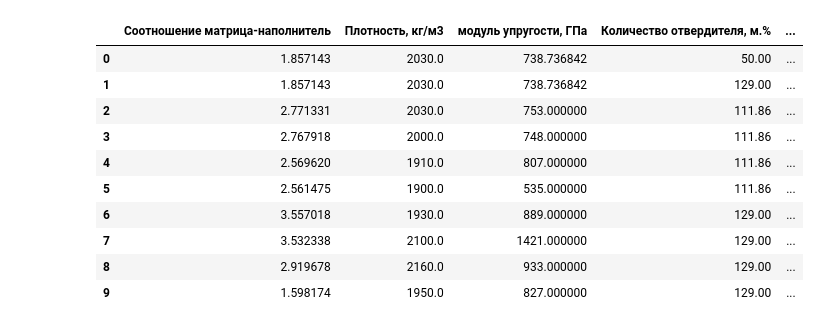
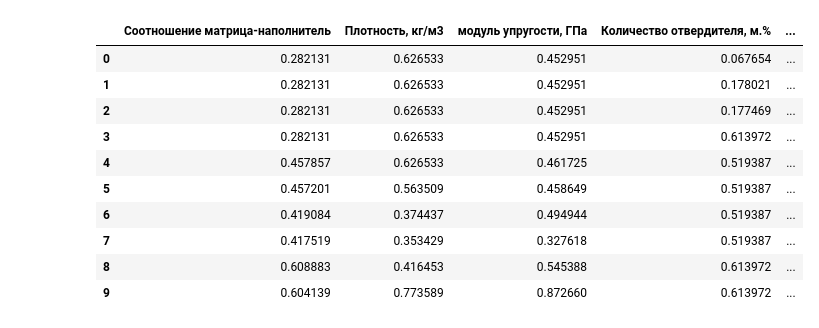
Before and after one commit to Mitrich500/My-scripts, a Jupyter notebook: ВКР_нейрон сеть.ipynb, the cells around one changed output. Drawn from its saved outputs; the diff is of its cells as text; code cells hidden in the pictures.

```diff
--- a/ВКР_нейрон сеть.ipynb
+++ b/ВКР_нейрон сеть.ipynb
@@ -20,21 +20,21 @@ import warnings
 warnings.filterwarnings("ignore")
 # %%
 #Загрузка нормализованного датасета
-dataset_norm=pd.read_excel('General_clear.xlsx')
+dataset_norm=pd.read_excel('General_norm.xlsx')
 dataset_norm.drop(['Unnamed: 0'],axis=1,inplace=True)
 dataset_norm.head(10)
 # %% [output]
 |  | Соотношение матрица-наполнитель | Плотность, кг/м3 | модуль упругости, ГПа | Количество отвердителя, м.% | ... |
-| 0 | 1.857143 | 2030.0 | 738.736842 | 50.00 | ... |
-| 1 | 1.857143 | 2030.0 | 738.736842 | 129.00 | ... |
-| 2 | 2.771331 | 2030.0 | 753.000000 | 111.86 | ... |
-| 3 | 2.767918 | 2000.0 | 748.000000 | 111.86 | ... |
-| 4 | 2.569620 | 1910.0 | 807.000000 | 111.86 | ... |
-| 5 | 2.561475 | 1900.0 | 535.000000 | 111.86 | ... |
-| 6 | 3.557018 | 1930.0 | 889.000000 | 129.00 | ... |
-| 7 | 3.532338 | 2100.0 | 1421.000000 | 129.00 | ... |
-| 8 | 2.919678 | 2160.0 | 933.000000 | 129.00 | ... |
-| 9 | 1.598174 | 1950.0 | 827.000000 | 129.00 | ... |
+| 0 | 0.282131 | 0.626533 | 0.452951 | 0.067654 | ... |
+| 1 | 0.282131 | 0.626533 | 0.452951 | 0.178021 | ... |
+| 2 | 0.282131 | 0.626533 | 0.452951 | 0.177469 | ... |
+| 3 | 0.282131 | 0.626533 | 0.452951 | 0.613972 | ... |
+| 4 | 0.457857 | 0.626533 | 0.461725 | 0.519387 | ... |
+| 5 | 0.457201 | 0.563509 | 0.458649 | 0.519387 | ... |
+| 6 | 0.419084 | 0.374437 | 0.494944 | 0.519387 | ... |
+| 7 | 0.417519 | 0.353429 | 0.327618 | 0.519387 | ... |
+| 8 | 0.608883 | 0.416453 | 0.545388 | 0.613972 | ... |
+| 9 | 0.604139 | 0.773589 | 0.872660 | 0.613972 | ... |
 # %%
 # Разбиение выборки на обучающую и тестовую
 x_train, x_test, y_train, y_test= train_test_split(dataset_norm.loc[:, dataset_norm.columns != 'Соотношение матрица-наполнитель'],
```
Also changed, not shown: parts of 13 cells of this notebook, 6 other files.
